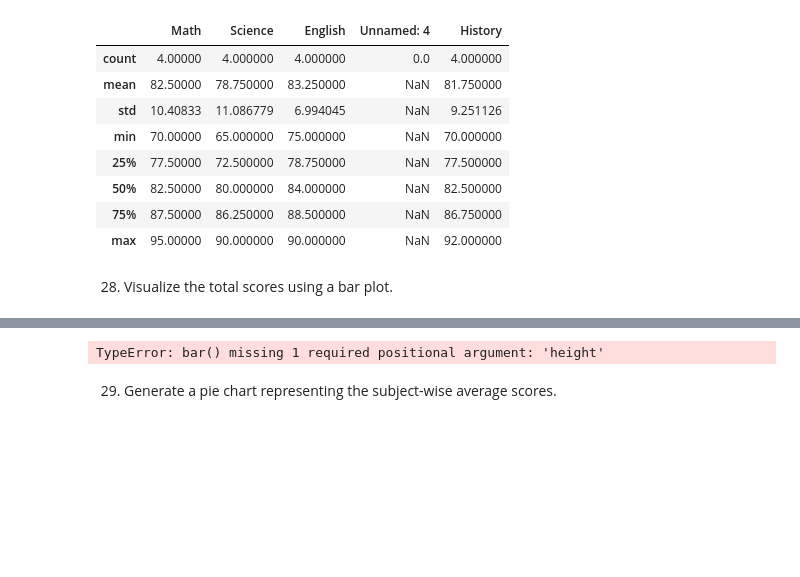
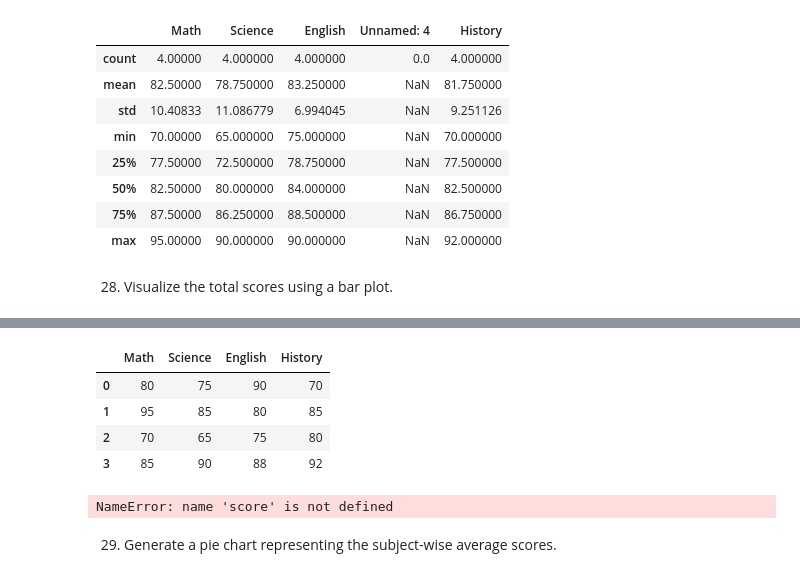
Before and after one commit to gadwal4201/CRT-2025, a Jupyter notebook: Test_28_03_2025.ipynb, the cells around one changed output, grey strips where cells are left out. Drawn from its saved outputs; the diff is of its cells as text; code cells hidden in the pictures; blank space fills up the shorter version.

```diff
--- a/Test_28_03_2025.ipynb
+++ b/Test_28_03_2025.ipynb
@@ -132,7 +148,15 @@ df2.describe()
+# %%
+score = df2.select_dtypes(int)
+# %% [output]
+|  | Math | Science | English | History |
+| 0 | 80 | 75 | 90 | 70 |
+| 1 | 95 | 85 | 80 | 85 |
+| 2 | 70 | 65 | 75 | 80 |
+| 3 | 85 | 90 | 88 | 92 |
 # %%
-plt.bar(df2['Math'])
+plt.bar(score)
 # %% [output]
-TypeError: bar() missing 1 required positional argument: 'height'
+NameError: name 'score' is not defined
 # %% [markdown]
 29. Generate a pie chart representing the subject-wise average scores.
 # %%
```
Also changed, not shown: parts of 1 cell of this notebook.
